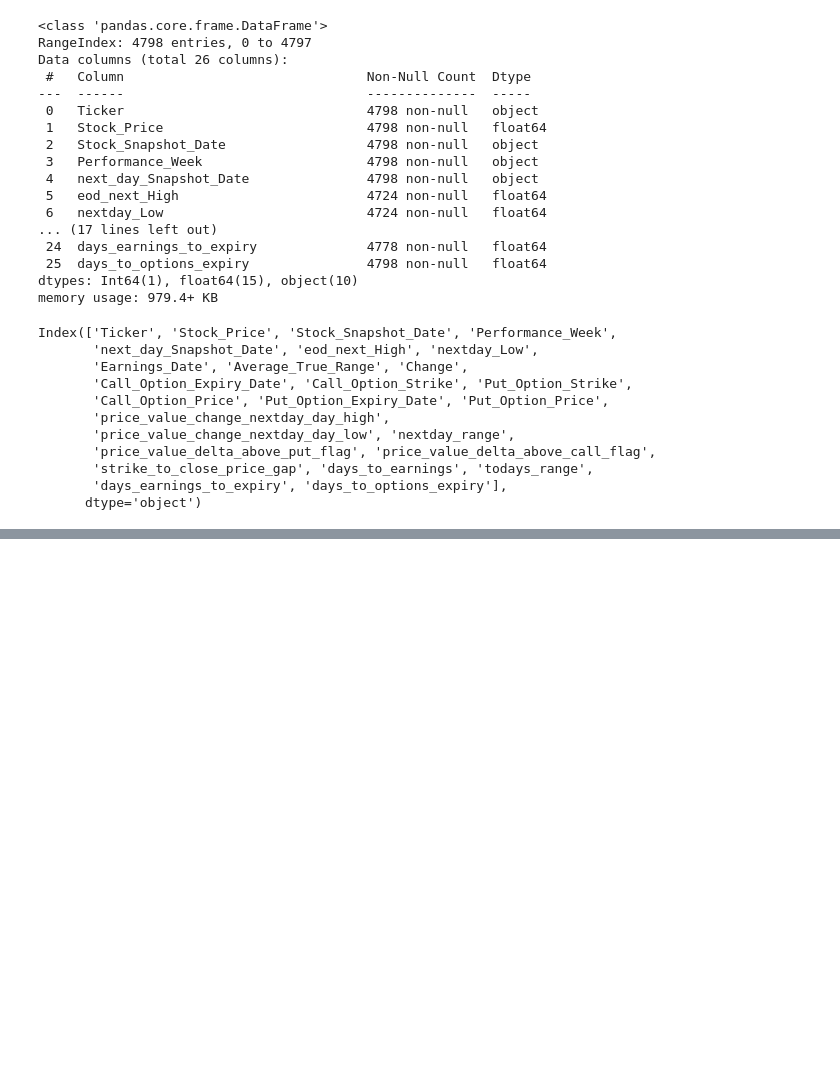
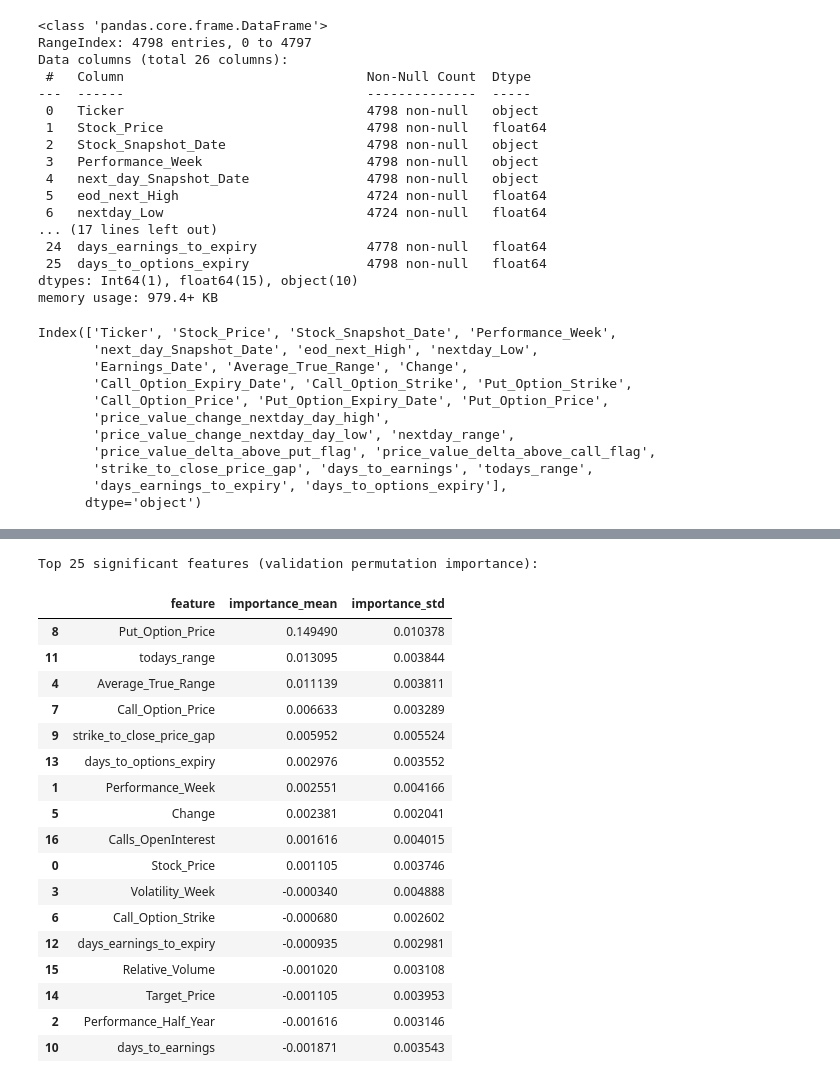
Before and after one commit to offbuyfor/PoolavadiProject, a Jupyter notebook: topMoversDatPrep_put.ipynb, the cells around one changed output, grey strips where cells are left out. Saved outputs shown, nothing was run; the diff lists cells and outputs as text; code cells hidden in the pictures; blank space fills up the shorter version.

```diff
--- a/topMoversDatPrep_put.ipynb
+++ b/topMoversDatPrep_put.ipynb
@@ -300,0 +337,48 @@ print("Saved files:", saved)
+# %%
+# Feature significance (Permutation Importance on validation split)
+from sklearn.inspection import permutation_importance
+import pandas as pd
+
+if "best_model" not in globals():
+    raise ValueError("best_model not found. Run training cells first.")
+if "X_val" not in globals() or "y_val_enc" not in globals():
+    raise ValueError("X_val / y_val_enc not found. Run split+training cell first.")
+
+perm = permutation_importance(
+    best_model,
+    X_val,
+    y_val_enc,
+    n_repeats=10,
+    random_state=42,
+    scoring="accuracy",
+    n_jobs=-1,
+)
+
+importance_df = pd.DataFrame({
+    "feature": X_val.columns,
+    "importance_mean": perm.importances_mean,
+    "importance_std": perm.importances_std,
+}).sort_values("importance_mean", ascending=False)
+
+print("Top 25 significant features (validation permutation importance):")
+display(importance_df.head(25))
+# %% [output]
+Top 25 significant features (validation permutation importance):
+|  | feature | importance_mean | importance_std |
+| 8 | Put_Option_Price | 0.149490 | 0.010378 |
+| 11 | todays_range | 0.013095 | 0.003844 |
+| 4 | Average_True_Range | 0.011139 | 0.003811 |
+| 7 | Call_Option_Price | 0.006633 | 0.003289 |
+| 9 | strike_to_close_price_gap | 0.005952 | 0.005524 |
+| 13 | days_to_options_expiry | 0.002976 | 0.003552 |
+| 1 | Performance_Week | 0.002551 | 0.004166 |
+| 5 | Change | 0.002381 | 0.002041 |
+| 16 | Calls_OpenInterest | 0.001616 | 0.004015 |
+| 0 | Stock_Price | 0.001105 | 0.003746 |
+| 3 | Volatility_Week | -0.000340 | 0.004888 |
+| 6 | Call_Option_Strike | -0.000680 | 0.002602 |
+| 12 | days_earnings_to_expiry | -0.000935 | 0.002981 |
+| 15 | Relative_Volume | -0.001020 | 0.003108 |
+| 14 | Target_Price | -0.001105 | 0.003953 |
+| 2 | Performance_Half_Year | -0.001616 | 0.003146 |
+| 10 | days_to_earnings | -0.001871 | 0.003543 |
```
Also changed, not shown: parts of 6 cells of this notebook, 6 other files.
